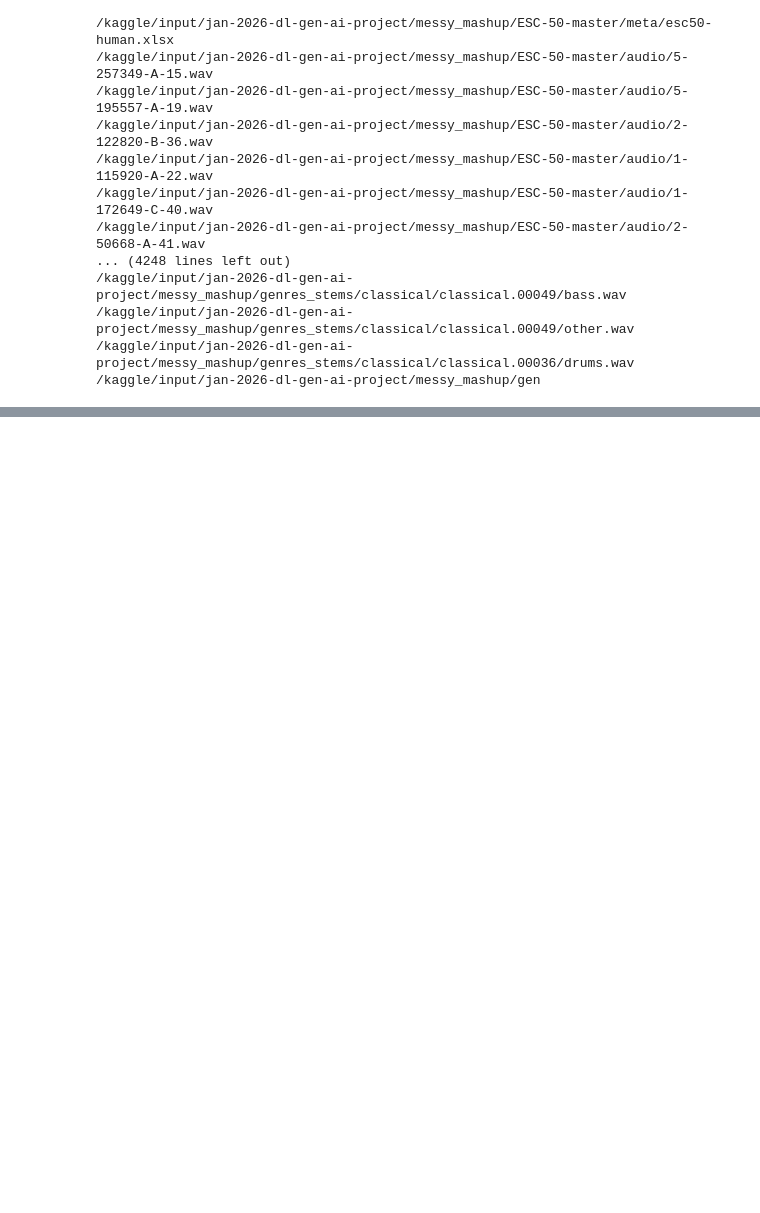
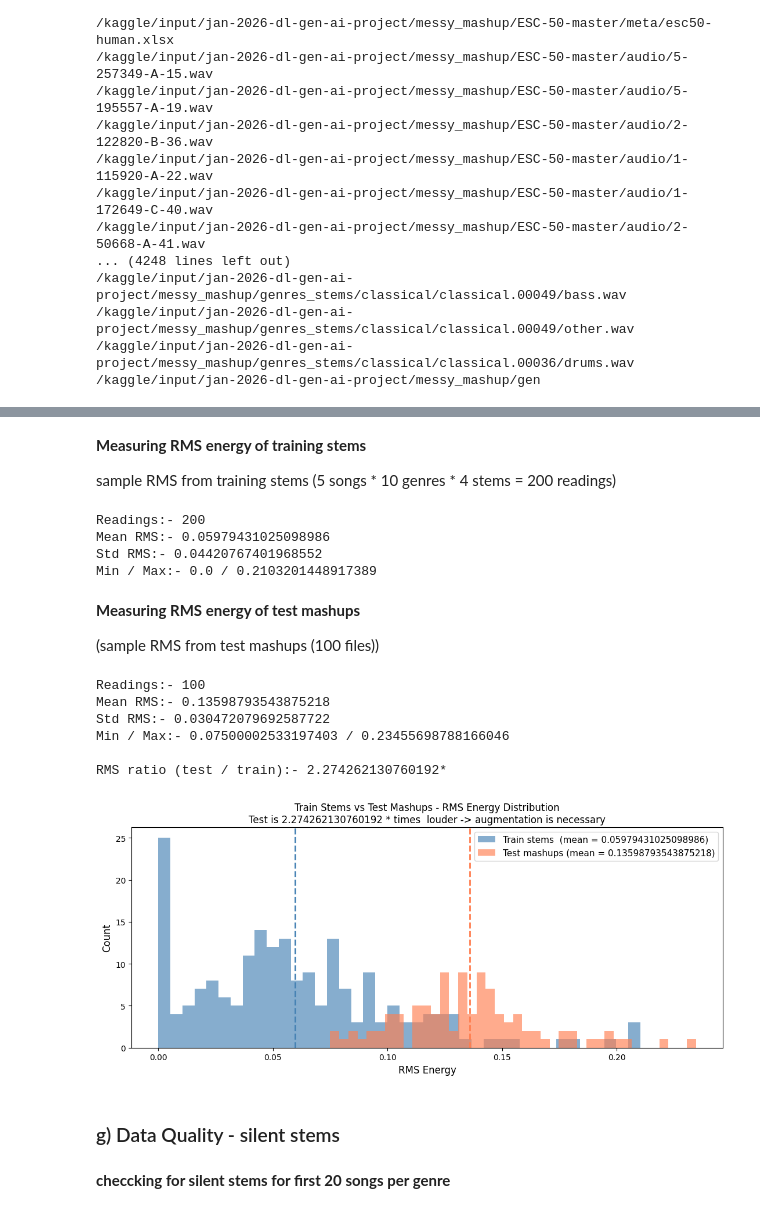
Before and after one commit to 22f3002567/DL-22f3002567-notebook-t12026, a Jupyter notebook: DL_22f3002567_kaggle_notebook.ipynb, the cells around one changed output, grey strips where cells are left out. Drawn from its saved outputs; the diff is of its cells as text; code cells hidden in the pictures; blank space fills up the shorter version.

```diff
--- a/DL_22f3002567_kaggle_notebook.ipynb
+++ b/DL_22f3002567_kaggle_notebook.ipynb
@@ -36,0 +441,67 @@ for dirname, _, filenames in os.walk('/kaggle/input'):
+# %% [markdown]
+**Measuring RMS energy of training stems**
+
+sample RMS from training stems (5 songs * 10 genres * 4 stems = 200 readings)
+# %%
+train_rms = []
+for genre in Genres:
+    songs = sorted((Stems_dir / genre).iterdir())[:5]
+    for song in songs:
+        for stem in ['bass.wav', 'drums.wav', 'other.wav', 'vocals.wav']:
+            p = song / stem
+            if p.exists():
+                y, _ = librosa.load(str(p), sr=SR, mono=True, duration=10)
+                train_rms.append(float(np.sqrt(np.mean(y**2))))
+
+# train_rms
+print(f"Readings:- {len(train_rms)}")
+print(f"Mean RMS:- {np.mean(train_rms)}")
+print(f"Std RMS:- {np.std(train_rms)}")
+print(f"Min / Max:- {np.min(train_rms)} / {np.max(train_rms)} \n")
+# %% [output]
+Readings:- 200
+Mean RMS:- 0.05979431025098986
+Std RMS:- 0.04420767401968552
+Min / Max:- 0.0 / 0.2103201448917389
+# %% [markdown]
+**Measuring RMS energy of test mashups**
+
+(sample RMS from test mashups (100 files))
+# %%
+test_rms = []
+for mf in sorted(Mashups.glob("*.wav"))[:100]:
+    y, _ = librosa.load(str(mf), sr=SR, mono=True, duration=10)
+    test_rms.append(float(np.sqrt(np.mean(y**2))))
+
+print(f'Readings:- {len(test_rms)}')
+print(f'Mean RMS:- {np.mean(test_rms)}')
+print(f"Std RMS:- {np.std(test_rms)}")
+print(f"Min / Max:- {np.min(test_rms)} / {np.max(test_rms)}")
+print(f"\nRMS ratio (test / train):- {np.mean(test_rms)/np.mean(train_rms)}* \n")
+# %% [output]
+Readings:- 100
+Mean RMS:- 0.13598793543875218
+Std RMS:- 0.030472079692587722
+Min / Max:- 0.07500002533197403 / 0.23455698788166046
+
+RMS ratio (test / train):- 2.274262130760192*
+# %%
+fig, ax = plt.subplots(figsize=(11, 5))
+ax.hist(train_rms, bins=40, alpha=0.65,
+        label=f'Train stems  (mean = {np.mean(train_rms)})', color='steelblue')
+ax.hist(test_rms,  bins=40, alpha=0.65,
+        label=f'Test mashups (mean = {np.mean(test_rms)})',  color='coral')
+ax.axvline(np.mean(train_rms), color='steelblue', linestyle='--', linewidth=2)
+ax.axvline(np.mean(test_rms),  color='coral',     linestyle='--', linewidth=2)
+ax.set_xlabel('RMS Energy', fontsize=12)
+ax.set_ylabel('Count',      fontsize=12)
+ax.set_title('Train Stems vs Test Mashups - RMS Energy Distribution\n'
+             f'Test is {np.mean(test_rms)/np.mean(train_rms)} * times  louder -> '
+             f'augmentation is necessary', fontsize=12)
+ax.legend(fontsize=11)
+plt.tight_layout()
+plt.show()
+# %% [output]
+[figure, added]
+# %% [markdown]
+### g) Data Quality - silent stems
@@ -36,0 +511,2 @@ for dirname, _, filenames in os.walk('/kaggle/input'):
+# %% [markdown]
+**checcking for silent stems for first 20 songs per genre**
```
Also changed, not shown: parts of 115 cells of this notebook.
